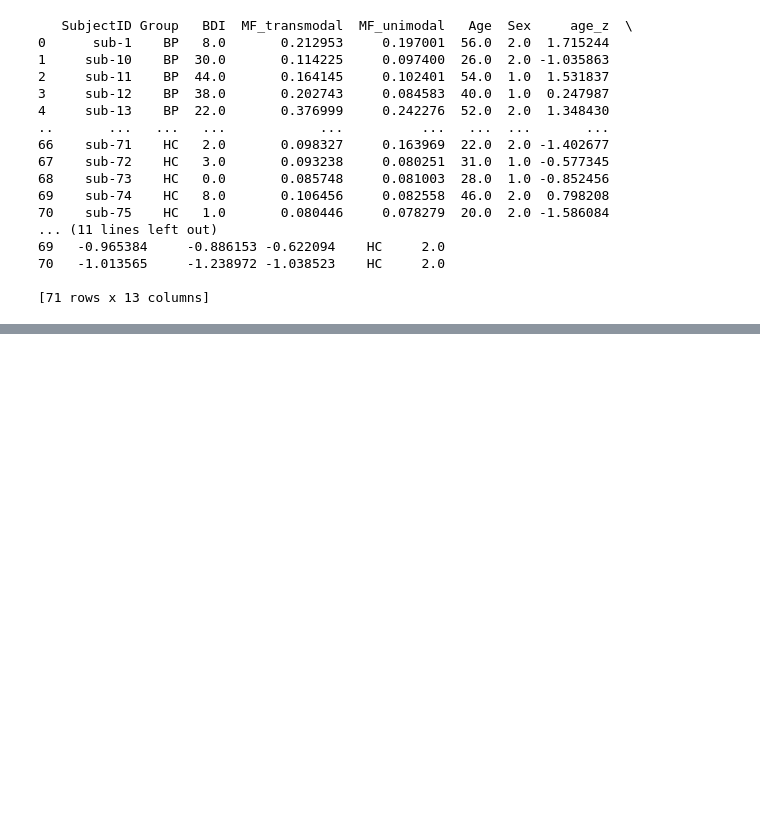
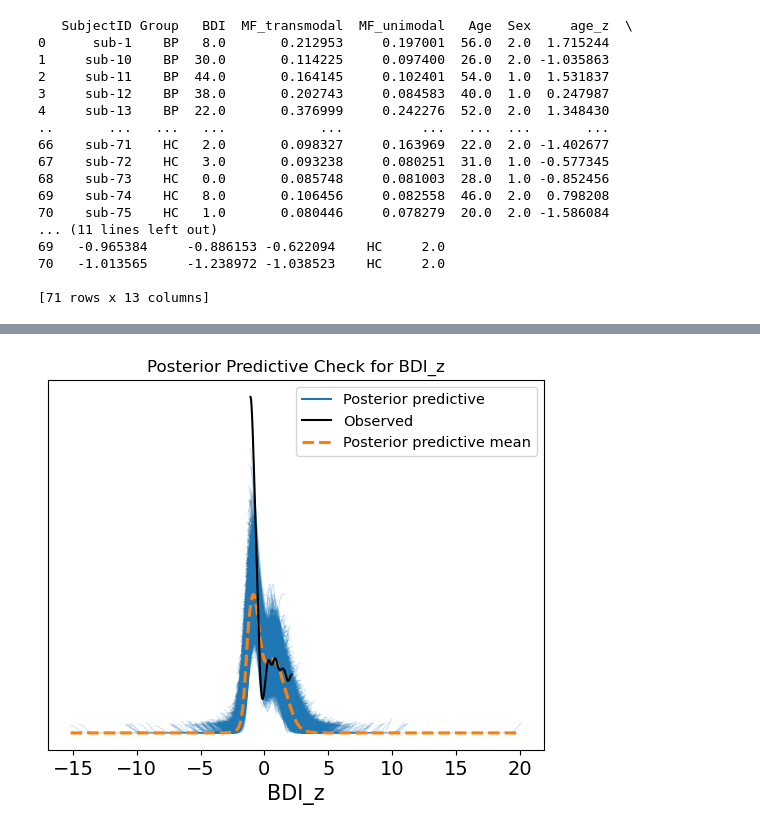
Before and after one commit to kaanka5312/FrequencySliding, a Jupyter notebook: Python/MF.ipynb, the cells around one changed output, grey strips where cells are left out. Cells and saved outputs as stored; diff of their text form; code cells hidden in the pictures; blank space fills up the shorter version.

```diff
--- a/Python/MF.ipynb
+++ b/Python/MF.ipynb
@@ -986,0 +1200,4 @@ After transpose, b_mat shape: (8000, 6)
+# %%
+with model_grp2:
+    ppc = pm.sample_posterior_predictive(idata_grp2, var_names=["BDI_z"], random_seed=123)
+    idata_grp2.extend(ppc)
@@ -986,0 +1209,9 @@ After transpose, b_mat shape: (8000, 6)
+# %%
+import arviz as az
+import matplotlib.pyplot as plt
+
+az.plot_ppc(idata_grp2, group="posterior", data_pairs={"BDI_z": "BDI_z"})
+plt.title("Posterior Predictive Check for BDI_z")
+plt.show()
+# %% [output]
+[figure, added]
```
Also changed, not shown: parts of 12 cells of this notebook.
